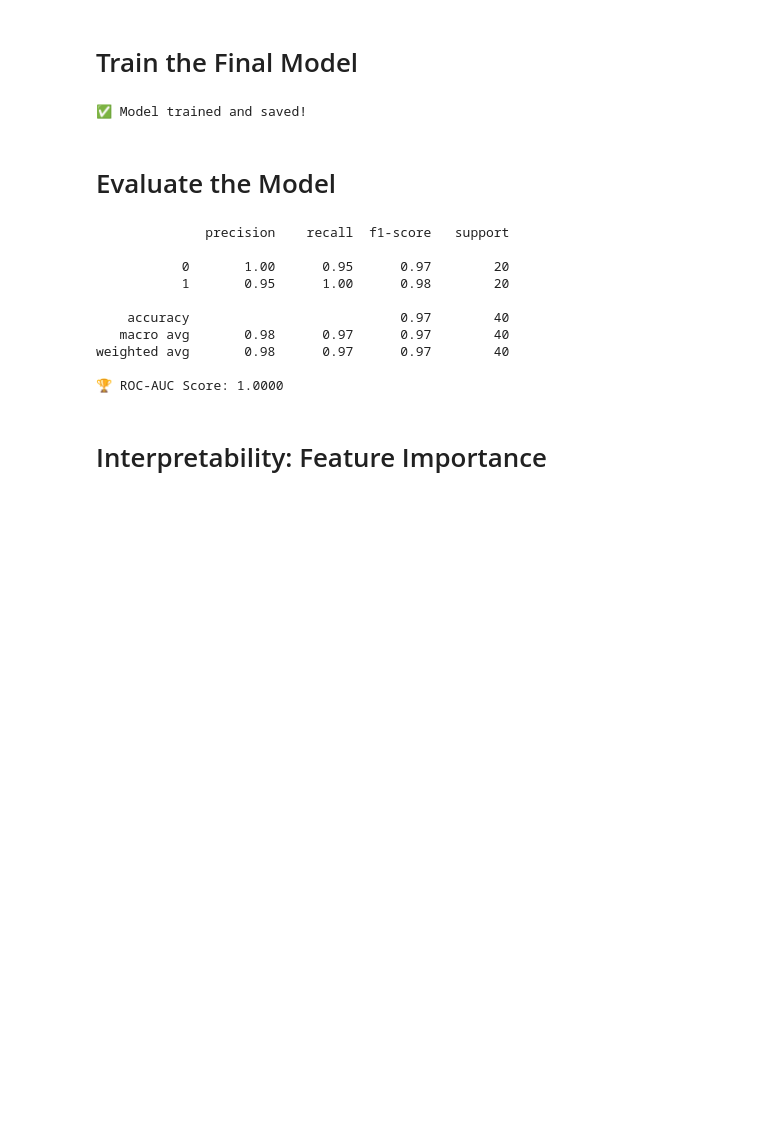
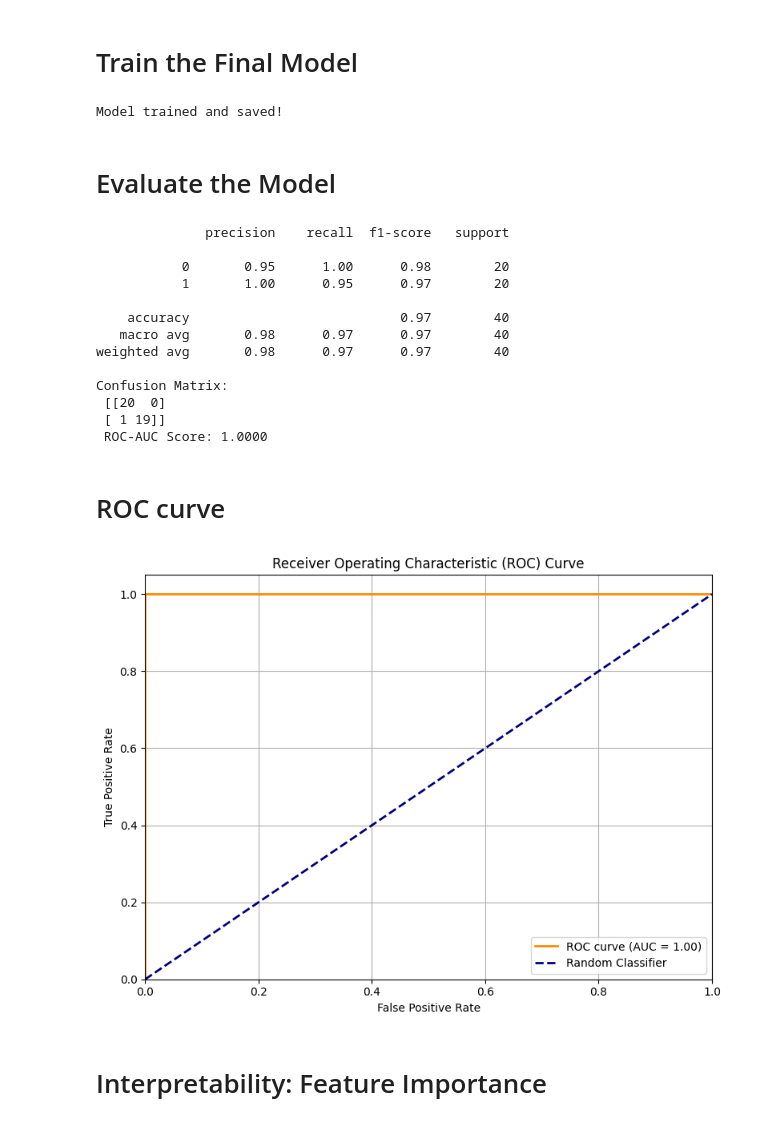
Before and after one commit to perujuice/BScThesis, a Jupyter notebook: models/rf-test.ipynb, the cells around one changed output. Drawn from its saved outputs; the diff is of its cells as text; code cells hidden in the pictures; blank space fills up the shorter version.

Commit message:
fix: Adjusted feature extraction, updated RF model and continued implementation of BILSTM

```diff
--- a/models/rf-test.ipynb
+++ b/models/rf-test.ipynb
@@ -1,16 +1,17 @@
 # %% [markdown]
 # Split the Dataset (Train/Test)
 # %%
-import sklearn
 from sklearn.model_selection import train_test_split
 import pandas as pd
 
 # Load dataset
-df = pd.read_csv("../squat_dataset.csv")
+df = pd.read_csv("../preprocessing/squat_dataset.csv")
 
 # Select correct features based on your dataset
 feature_cols = [
-    "knee_valgus_mean", "knee_valgus_max", "knee_valgus_min",
+    "valgus_left_mean", "valgus_left_max", "valgus_left_min",
+    "valgus_right_mean", "valgus_right_max", "valgus_right_min",
+    "valgus_asymmetry",
     "torso_angle_mean", "torso_angle_max", "torso_angle_min",
     "squat_depth_mean", "squat_depth_max", "squat_depth_min"
 ]
@@ -24,8 +25,8 @@ X_train, X_test, y_train, y_test = train_test_split(
     X, y, test_size=0.2, random_state=42, stratify=y
 )
 
-print(f"✅ Training samples: {len(X_train)}, Test samples: {len(X_test)}")
-print(f"✅ Training labels: {len(y_train)}, Test labels: {len(y_test)}")
+print(f" Training samples: {len(X_train)}, Test samples: {len(X_test)}")
+print(f" Training labels: {len(y_train)}, Test labels: {len(y_test)}")
 # %% [output]
 ✅ Training samples: 157, Test samples: 40
 ✅ Training labels: 157, Test labels: 40
@@ -106,31 +107,64 @@ best_rf.fit(X_train, y_train)
 import joblib
 joblib.dump(best_rf, "trained_rf_model.pkl")
 
-print("✅ Model trained and saved!")
+print("Model trained and saved!")
 # %% [output]
-✅ Model trained and saved!
+Model trained and saved!
 # %% [markdown]
 #  Evaluate the Model
 # %%
-from sklearn.metrics import classification_report, roc_auc_score
+from sklearn.metrics import classification_report, confusion_matrix, roc_auc_score
 
-# Make predictions
 y_pred = best_rf.predict(X_test)
+y_proba = best_rf.predict_proba(X_test)[:, 1]
 
-# Print evaluation metrics
 print(classification_report(y_test, y_pred))
-print(f"🏆 ROC-AUC Score: {roc_auc_score(y_test, best_rf.predict_proba(X_test)[:, 1]):.4f}")
+print("Confusion Matrix:\n", confusion_matrix(y_test, y_pred))
+print(f"🏆 ROC-AUC Score: {roc_auc_score(y_test, y_proba):.4f}")
 # %% [output]
               precision    recall  f1-score   support
 
-           0       1.00      0.95      0.97        20
-           1       0.95      1.00      0.98        20
+           0       0.95      1.00      0.98        20
+           1       1.00      0.95      0.97        20
 
     accuracy                           0.97        40
    macro avg       0.98      0.97      0.97        40
 weighted avg       0.98      0.97      0.97        40
 
-🏆 ROC-AUC Score: 1.0000
+Confusion Matrix:
+ [[20  0]
+ [ 1 19]]
+ ROC-AUC Score: 1.0000
+# %% [markdown]
+# ROC curve
+# %%
+import matplotlib.pyplot as plt
+from sklearn.metrics import roc_curve, roc_auc_score
+
+# Get predicted probabilities for the positive class (good squats = 1)
+y_proba = best_rf.predict_proba(X_test)[:, 1]
+
+# Calculate false positive rate, true positive rate, and thresholds
+fpr, tpr, thresholds = roc_curve(y_test, y_proba)
+
+# Calculate AUC score
+roc_auc = roc_auc_score(y_test, y_proba)
+
+# Plot the ROC curve
+plt.figure(figsize=(8, 6))
+plt.plot(fpr, tpr, color="darkorange", lw=2, label=f"ROC curve (AUC = {roc_auc:.2f})")
+plt.plot([0, 1], [0, 1], color="navy", lw=2, linestyle="--", label="Random Classifier")
+plt.xlim([0.0, 1.0])
+plt.ylim([0.0, 1.05])
+plt.xlabel("False Positive Rate")
+plt.ylabel("True Positive Rate")
+plt.title("Receiver Operating Characteristic (ROC) Curve")
+plt.legend(loc="lower right")
+plt.grid(True)
+plt.tight_layout()
+plt.show()
+# %% [output]
+[figure, added]
 # %% [markdown]
 # Interpretability: Feature Importance
 # %%
```
Also changed, not shown: parts of 2 cells of this notebook, 15 other files.
